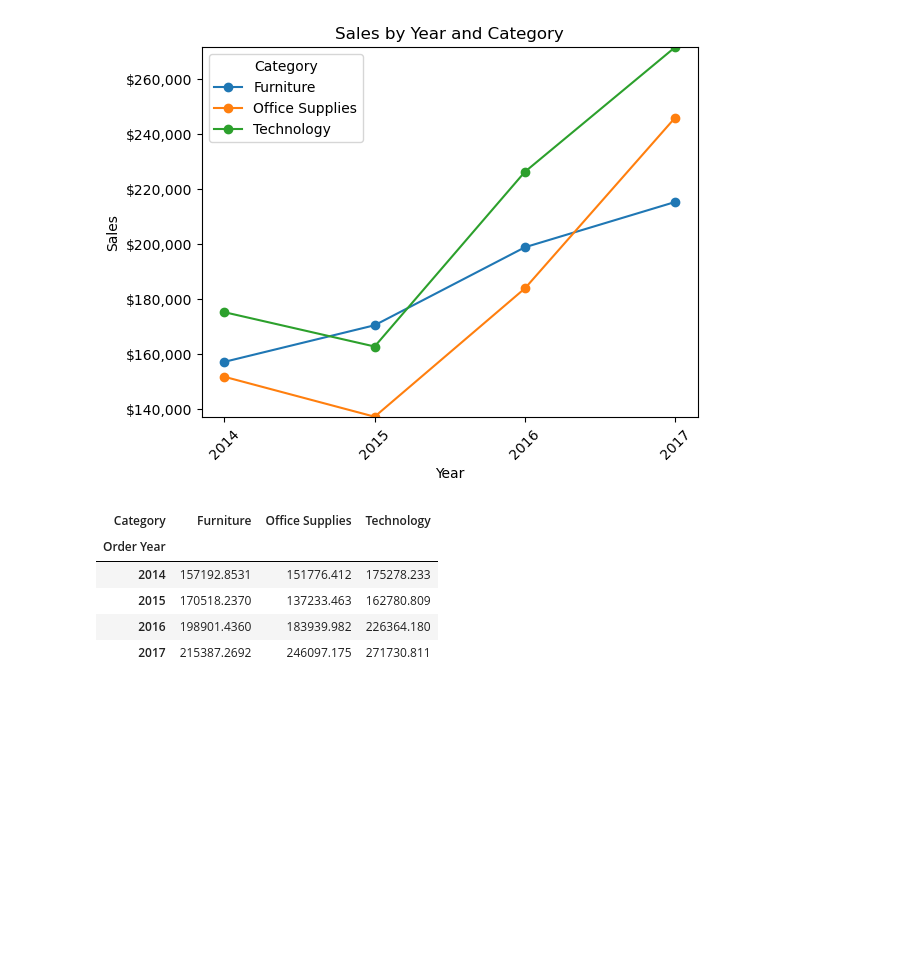
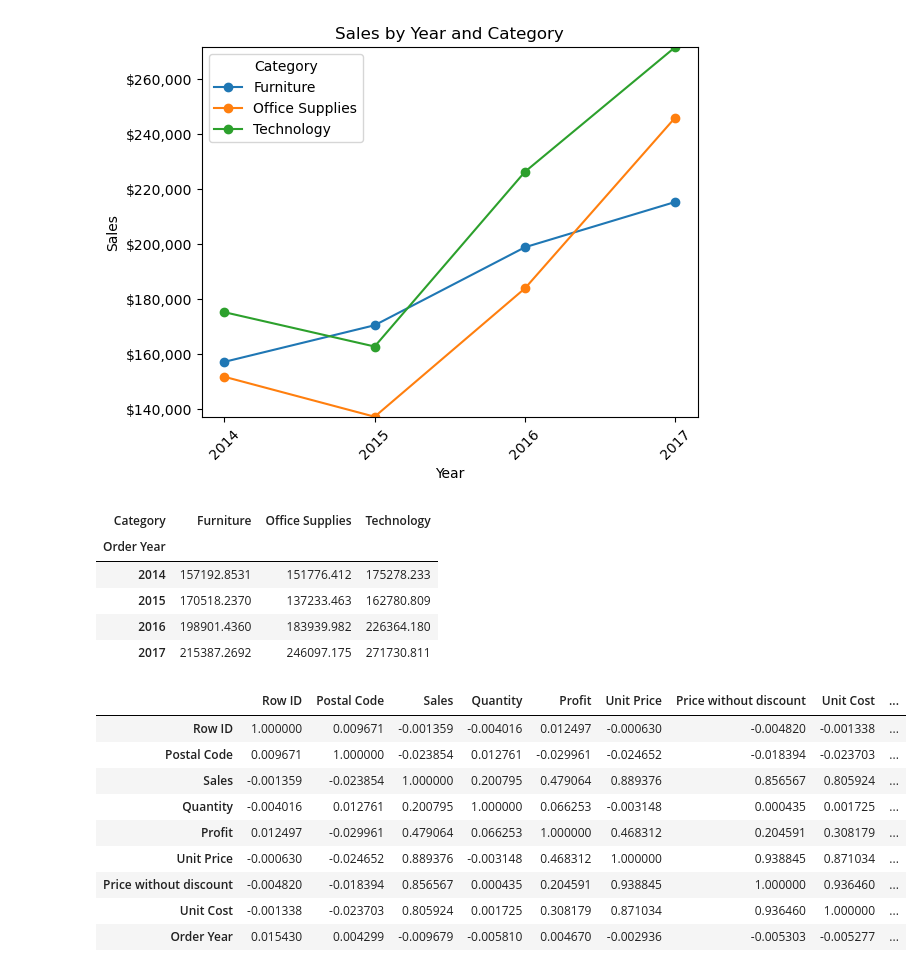
Before and after one commit to jmpealy/project-4-ML-integration, a Jupyter notebook: main.ipynb, the cells around one changed output. Saved outputs shown, nothing was run; the diff lists cells and outputs as text; code cells hidden in the pictures; blank space fills up the shorter version.

Commit message:
added correlation matrix

```diff
--- a/main.ipynb
+++ b/main.ipynb
@@ -197,3 +196,18 @@ pivot_df
 | 2015 | 170518.2370 | 137233.463 | 162780.809 |
 | 2016 | 198901.4360 | 183939.982 | 226364.180 |
 | 2017 | 215387.2692 | 246097.175 | 271730.811 |
+# %%
+#Create a correlation matrix and display it
+corrM = df.corr()
+corrM
+# %% [output]
+|  | Row ID | Postal Code | Sales | Quantity | Profit | Unit Price | Price without discount | Unit Cost | ... |
+| Row ID | 1.000000 | 0.009671 | -0.001359 | -0.004016 | 0.012497 | -0.000630 | -0.004820 | -0.001338 | ... |
+| Postal Code | 0.009671 | 1.000000 | -0.023854 | 0.012761 | -0.029961 | -0.024652 | -0.018394 | -0.023703 | ... |
+| Sales | -0.001359 | -0.023854 | 1.000000 | 0.200795 | 0.479064 | 0.889376 | 0.856567 | 0.805924 | ... |
+| Quantity | -0.004016 | 0.012761 | 0.200795 | 1.000000 | 0.066253 | -0.003148 | 0.000435 | 0.001725 | ... |
+| Profit | 0.012497 | -0.029961 | 0.479064 | 0.066253 | 1.000000 | 0.468312 | 0.204591 | 0.308179 | ... |
+| Unit Price | -0.000630 | -0.024652 | 0.889376 | -0.003148 | 0.468312 | 1.000000 | 0.938845 | 0.871034 | ... |
+| Price without discount | -0.004820 | -0.018394 | 0.856567 | 0.000435 | 0.204591 | 0.938845 | 1.000000 | 0.936460 | ... |
+| Unit Cost | -0.001338 | -0.023703 | 0.805924 | 0.001725 | 0.308179 | 0.871034 | 0.936460 | 1.000000 | ... |
+| Order Year | 0.015430 | 0.004299 | -0.009679 | -0.005810 | 0.004670 | -0.002936 | -0.005303 | -0.005277 | ... |
```
Also changed, not shown: parts of 1 cell of this notebook.
